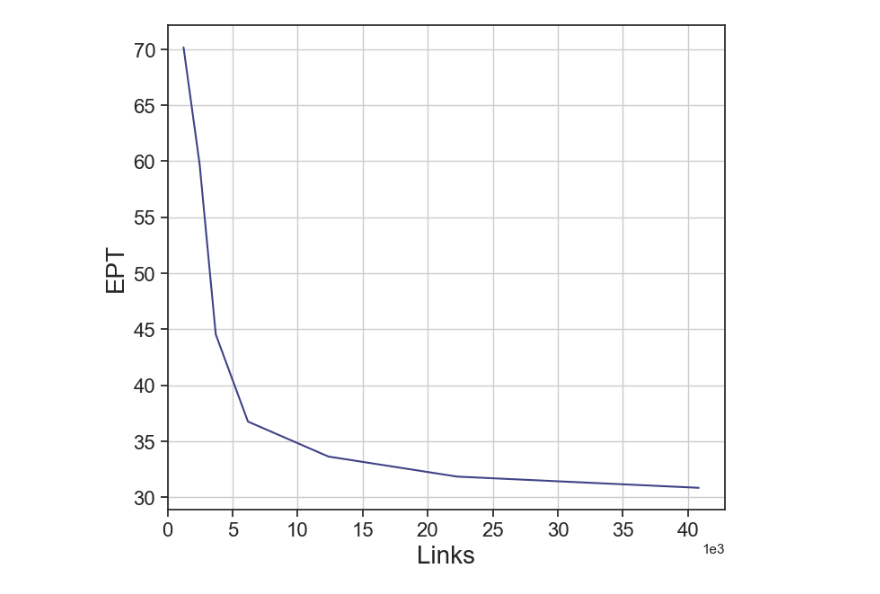
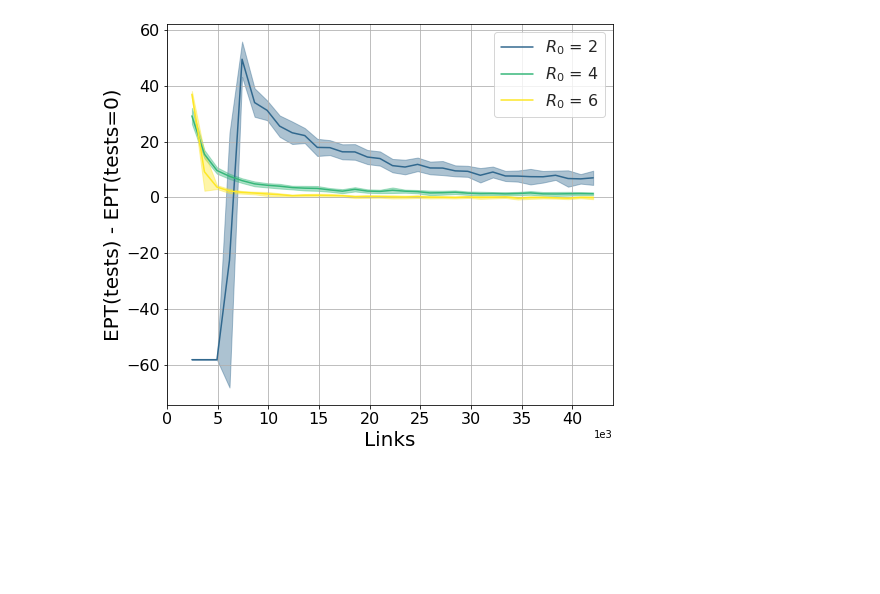
Before and after one commit to PabloValgaRuiz/control23, a Jupyter notebook: figs_dec23.ipynb, the cells around one changed output. Cells and saved outputs as stored; diff of their text form; code cells hidden in the pictures; blank space fills up the shorter version.

Commit message:
plots

```diff
--- a/figs_dec23.ipynb
+++ b/figs_dec23.ipynb
@@ -30,13 +50,15 @@ heatmap = pd.read_csv('tests/out/' + name + '_30k_beta_' + betastr +
 colormap = mpl.colormaps['viridis']
 
 for i,ntests in enumerate([10000, 20000, 30000]):
-    data = heatmap[heatmap['tests'] == ntests]
+    data = heatmap[heatmap['tests'] == ntests].copy()
     #rolling average of data
-    data['detected'] = data['detected'].rolling(window=4).mean()
-    data['error'] = data['error'].rolling(window=4).mean()
+    data['detected'] = data['detected']#.rolling(window=4).mean()
+    data['error'] = data['error']#.rolling(window=4).mean()
     color = colormap(i/3)
-    ax.plot('population', 'detected', data=data, color=color, lw=2)
+    ax.plot('population', 'detected', data=data, color=color, lw=2, label = r'$n_{tests} = $' + str(ntests))
     ax.fill_between(x=data['population'], y1=data['detected']+ 1*data['error'], y2=data['detected']-1*data['error'], color='gray', alpha=0.4)
+
+ax.legend(fontsize=label_size*0.9)
 
 ax.set_xlabel('Population', size=label_size)
 ax.set_ylabel('Detected', size=label_size, color='forestgreen')
@@ -73,16 +85,17 @@ betastr = '4,0'
 for i,tests in enumerate([10,20,30]):
     heatmap = pd.read_csv('times/out/' + name + f'_{tests}k_60d_beta_' + betastr +
                             '.txt', sep='\t')
-    # heatmap['time'] = heatmap['time'].rolling(window=20).mean()
-    # heatmap['time_error'] = heatmap['time_error'].rolling(window=20).mean()
+    heatmap['time'] = heatmap['time'].rolling(window=4).mean()
+    heatmap['time_error'] = heatmap['time_error'].rolling(window=4).mean()
     heatmap['time_error'] = heatmap['time_error']/np.sqrt(23) * 1.96
 
 
     #rolling average of data
     color = colormap(i/3)
-    ax.plot('links', 'time', data=heatmap, color=color, lw=2)
-    ax.fill_between(x=heatmap['links'], y1=heatmap['time']+ 1*heatmap['time_error'], y2=heatmap['time']-1*heatmap['time_error'], color='gray', alpha=0.4)
+    ax.plot('population', 'time', data=heatmap, color=color, lw=2, label = r'$n_{tests} = $' + str(tests * 1000))
+    ax.fill_between(x=heatmap['population'], y1=heatmap['time']+ 1*heatmap['time_error'], y2=heatmap['time']-1*heatmap['time_error'], color='gray', alpha=0.4)
 
+ax.legend(fontsize=label_size*0.9)
 ax.set_xlabel('Links', size=label_size)
 ax.set_ylabel('Time', size=label_size, color='forestgreen')
 ax.tick_params(labelsize=label_size)
@@ -136,25 +149,34 @@ fig.savefig('figures/figs_dec23/Fig3c.svg', bbox_inches='tight', dpi=300)
 # %%
 fig,ax = plt.subplots(figsize=(8,7))
 label_size = 16
 abc_size = 16*1.6
 
-data = pd.read_csv('curves_confinement/out/EPT/ma_beta_4,0_80k.txt', sep='\t')
-
-colors = cm.get_cmap('inferno_r')
-
 sns.set_theme(style="ticks")
 
-ax.plot('links', 'EPT', color = mpl.colormaps['viridis'](0.2), data=data,)
+for i,beta in enumerate([2,4,6]):
+    data = pd.read_csv(f'curves_confinement/out/EPT/ma_beta_{beta},0_80k.txt', sep='\t')
+    EPT_base = pd.read_csv(f'curves_confinement/out/EPT/ma_beta_{beta},0_0k.txt', sep='\t').iloc[0][['EPT', 'error']]
+    color = mpl.colormaps['viridis'](beta/6)
+
+    data['EPT'] = data['EPT'].rolling(window=1).mean()
+    data['error'] = data['error'].rolling(window=1).mean()
+
+    ax.plot(data['links'], data['EPT'] - EPT_base['EPT'], color = color, label = r'$R_0$ = ' + str(beta))
+    ax.fill_between(x=data['links'], y1=data['EPT'] - EPT_base['EPT'] + 2*data['error'],
+        y2=data['EPT'] - EPT_base['EPT'] -2*data['error'], color=color, alpha=0.4)
+
+ax.legend(fontsize=16)
 
 ax.set_xlabel('Links', size=20)
-ax.set_ylabel('EPT', size=20)
+ax.set_ylabel('EPT(tests) - EPT(tests=0)', size=20)
 ax.tick_params(labelsize=16)
 ax.ticklabel_format(axis='x', style='sci', scilimits=(3,3))
 
 ax.grid('True')
 
 ax.set_xlim(0,)
+# ax.set_ylim(0,)
 
 fig.savefig('figures/figs_dec23/Fig3d.svg', bbox_inches='tight', dpi=300)
 # %% [output]
-[figure, old version]
+[figure, new version]
```
Also changed, not shown: parts of 9 cells of this notebook, 40 other files.
